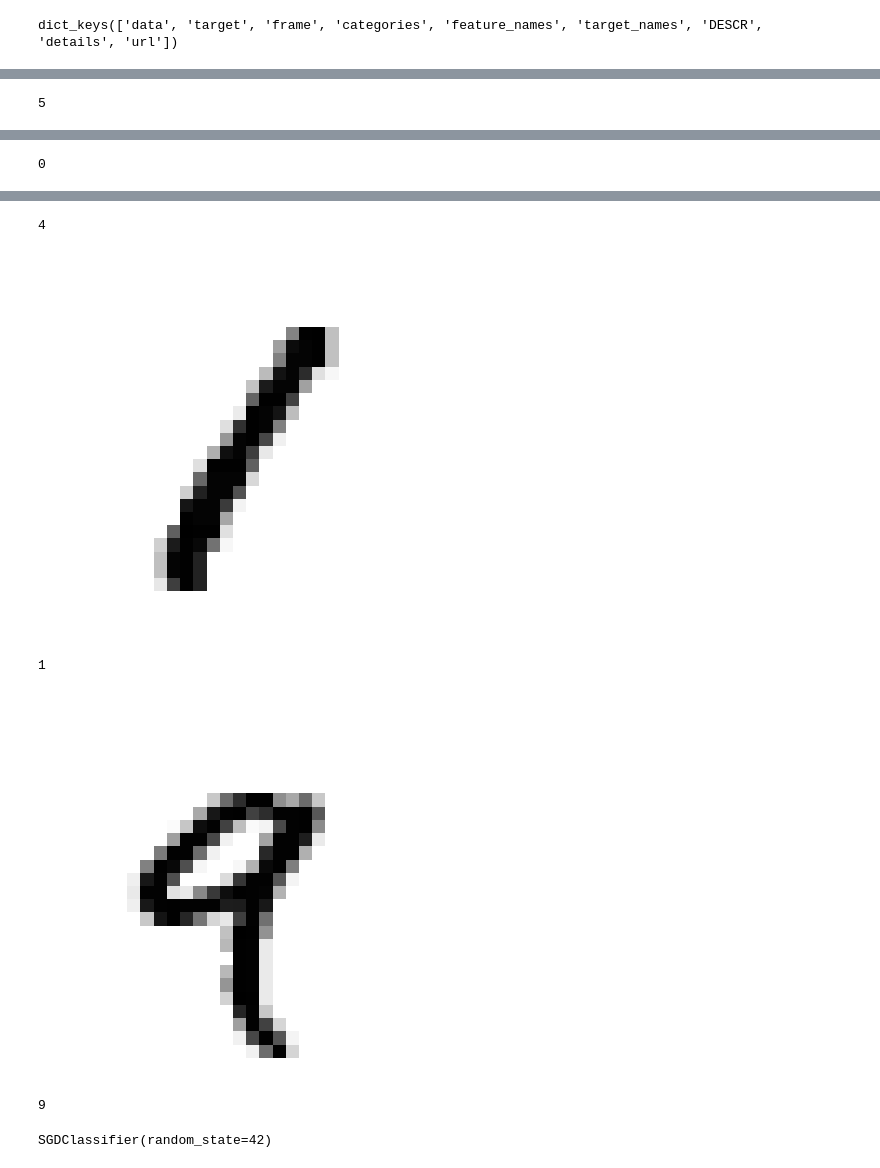
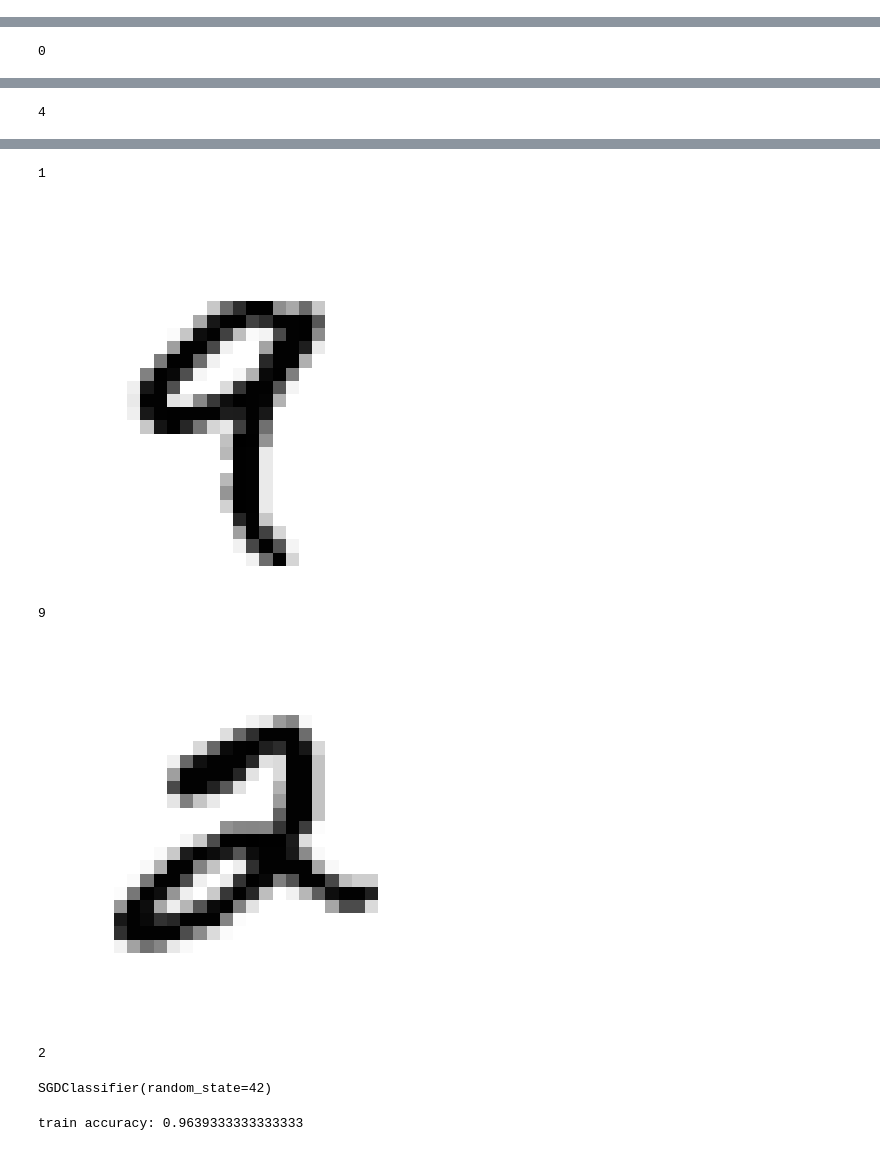
Before and after one commit to raashidkhan-commits/MNIST_Classification, a Jupyter notebook: notebook/training.ipynb, the cells around one changed output, grey strips where cells are left out. Cells and saved outputs as stored; diff of their text form; code cells hidden in the pictures.

```diff
--- a/data_import.ipynb
+++ b/notebook/training.ipynb
@@ -1,20 +1,15 @@
 # %%
-from sklearn.datasets import fetch_openml
-mnist=fetch_openml('mnist_784',version=1)
-print (mnist.keys())
+import pandas as pd
+X = pd.read_csv('/Users/raashidkhan/Desktop/GitHub-Projects/MNIST_Classification/data/mnist_data.csv').to_numpy()
+y = pd.read_csv('/Users/raashidkhan/Desktop/GitHub-Projects/MNIST_Classification/data/mnist_target.csv').to_numpy().ravel()
-# %% [output]
-dict_keys(['data', 'target', 'frame', 'categories', 'feature_names', 'target_names', 'DESCR', 'details', 'url'])
-# %%
-X=mnist['data']
-y=mnist['target']
 # %%
 import matplotlib as mpl
 import matplotlib.pyplot as plt
 # %%
 i=0
 while i!=5:
-        some_digit=X.iloc[i]
-        some_digit_image = some_digit.to_numpy().reshape(28, 28)
+        some_digit=X[i]
+        some_digit_image = some_digit.reshape(28, 28)
         plt.imshow(some_digit_image, cmap="binary")
         plt.axis("off")
         plt.show()
@@ -25 +20 @@ while i!=5:
-5
+0
@@ -27 +22 @@ while i!=5:
-0
+4
@@ -29,6 +24,6 @@ while i!=5:
-4
+1
-[figure, old version]
+[figure, new version]
-1
+9
-[figure, old version]
+[figure, new version]
-9
+2
 # %%
@@ -42,5 +37,10 @@ model.fit(X_train,y_train_5)
 # %% [output]
 SGDClassifier(random_state=42)
 # %%
-from sklearn.metrics import root_mean_squared_error
-preds=model.predict(X_train)
+import numpy as np
+from sklearn.metrics import accuracy_score  # or: from sklearn.metrics import mean_squared_error
+preds = model.predict(X_train)
+# example: print accuracy on training set (if desired)
+print("train accuracy:", accuracy_score(y_train_5, preds))
+# %% [output]
+train accuracy: 0.9639333333333333
```
Also changed, not shown: parts of 11 cells of this notebook, 6 other files.
